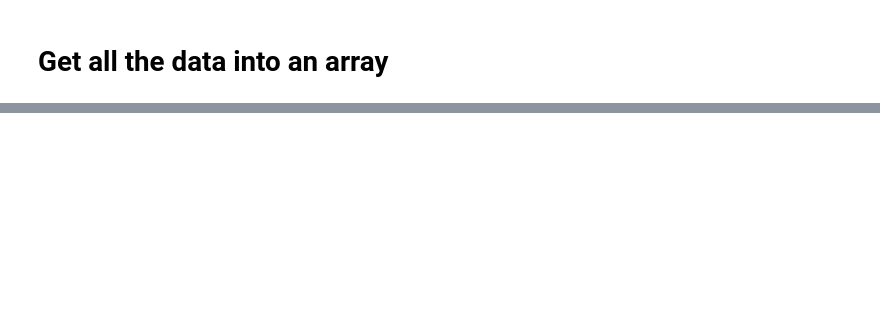
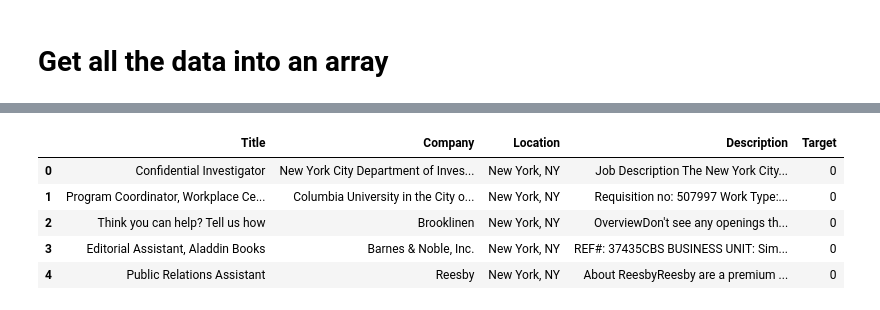
Before and after one commit to rmei97/word_cloud, a Jupyter notebook: analysis.ipynb, the cells around one changed output, grey strips where cells are left out. Saved outputs shown, nothing was run; the diff lists cells and outputs as text; code cells hidden in the pictures; blank space fills up the shorter version.

```diff
--- a/analysis.ipynb
+++ b/analysis.ipynb
@@ -133,0 +142,9 @@ df.head()
+# %%
+df2.head()
+# %% [output]
+|  | Title | Company | Location | Description | Target |
+| 0 | Confidential Investigator | New York City Department of Inves... | New York, NY | Job Description The New York City... | 0 |
+| 1 | Program Coordinator, Workplace Ce... | Columbia University in the City o... | New York, NY | Requisition no: 507997 Work Type:... | 0 |
+| 2 | Think you can help? Tell us how | Brooklinen | New York, NY | OverviewDon't see any openings th... | 0 |
+| 3 | Editorial Assistant, Aladdin Books | Barnes & Noble, Inc. | New York, NY | REF#: 37435CBS BUSINESS UNIT: Sim... | 0 |
+| 4 | Public Relations Assistant | Reesby | New York, NY | About ReesbyReesby are a premium ... | 0 |
```
Also changed, not shown: parts of 15 cells of this notebook.
